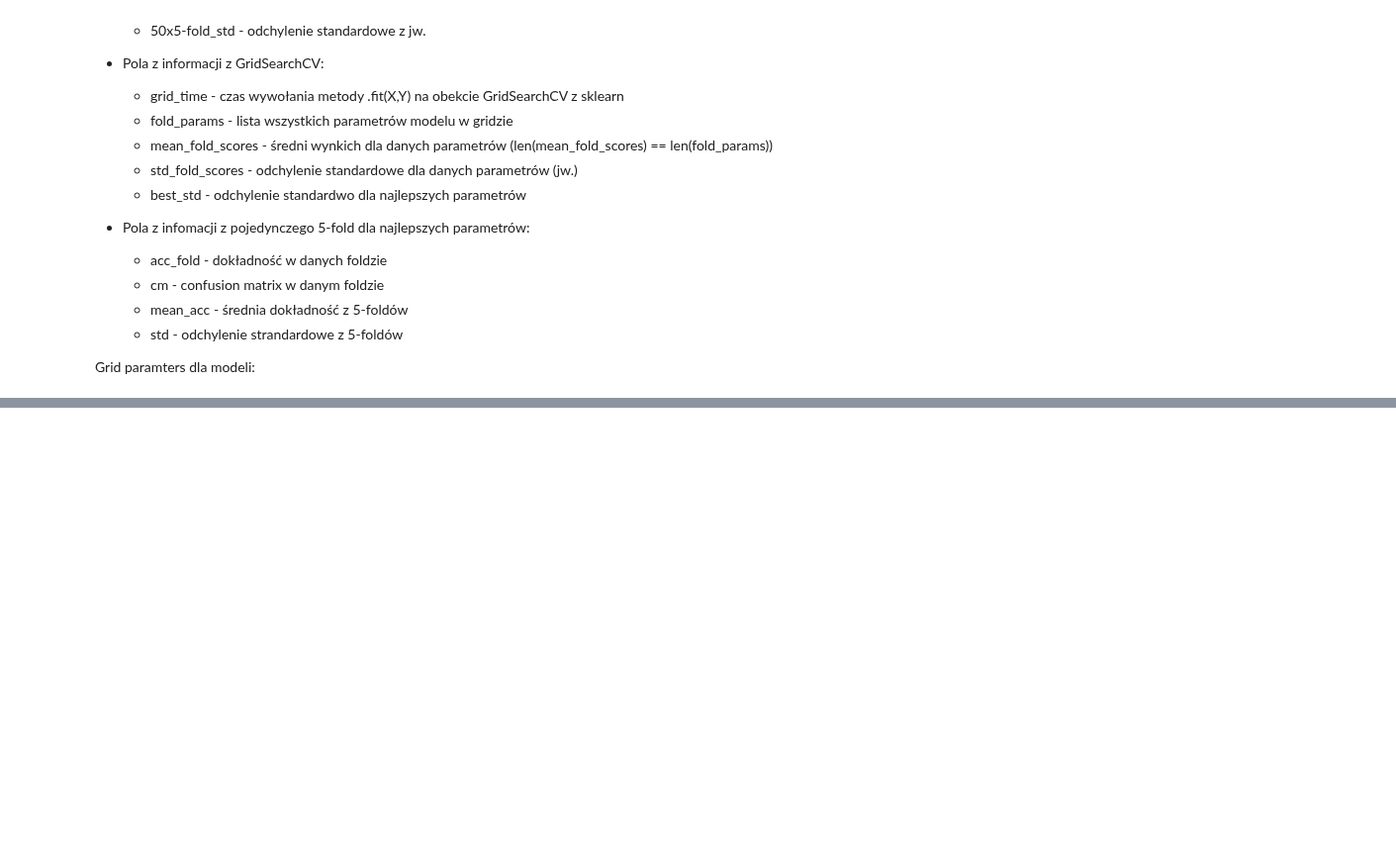
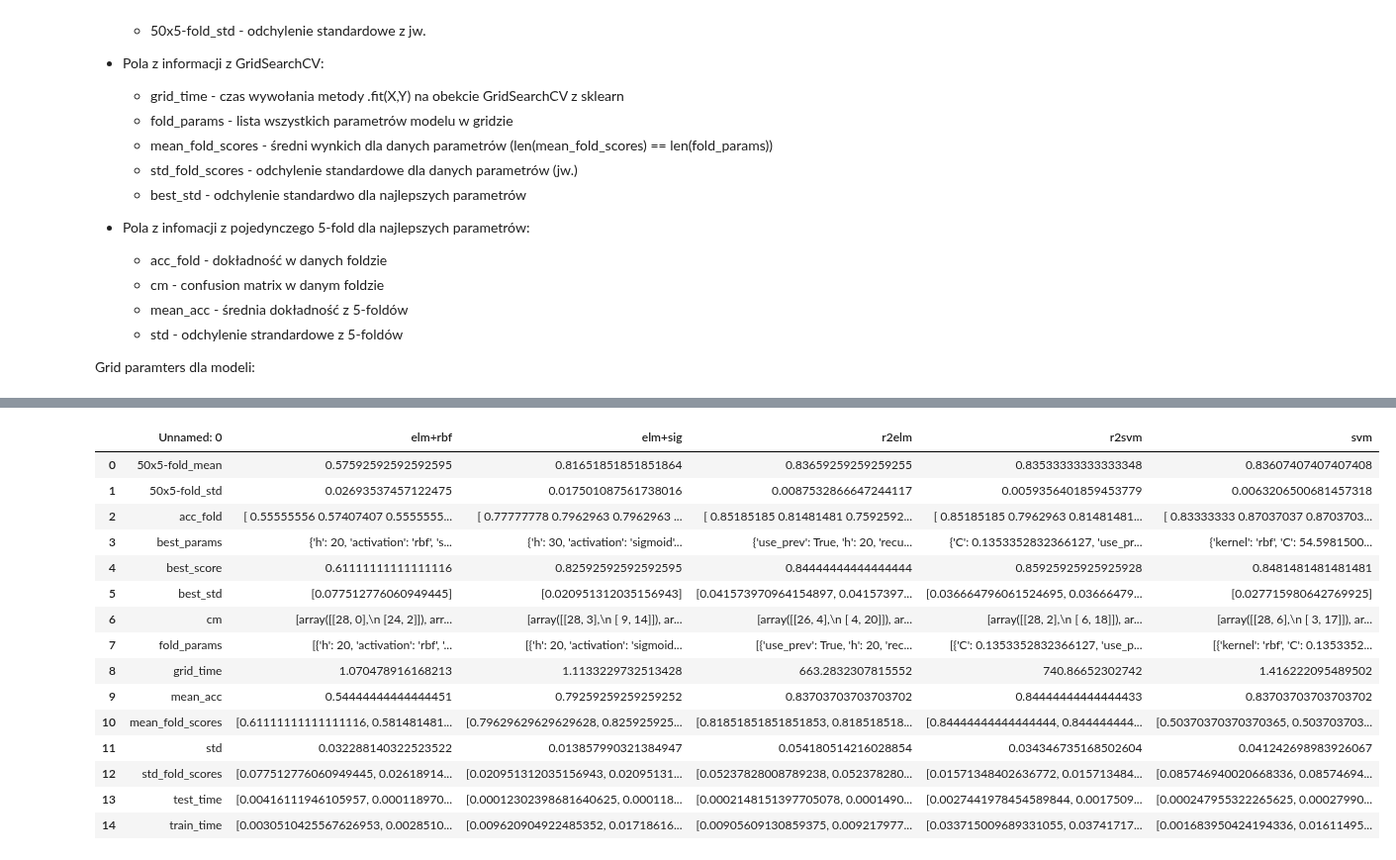
Before and after one commit to kudkudak/r2-learner, a Jupyter notebook: notebooks/results.ipynb, the cells around one changed output, grey strips where cells are left out. Shown at 99% size. Cells and saved outputs as stored; diff of their text form; code cells hidden in the pictures; blank space fills up the shorter version.

```diff
--- a/notebooks/results.ipynb
+++ b/notebooks/results.ipynb
@@ -103,3 +150,22 @@ def get_results(results, column, model=None, data=None):
+# %%
+heart
+# %% [output]
+|  | Unnamed: 0 | elm+rbf | elm+sig | r2elm | r2svm | svm |
+| 0 | 50x5-fold_mean | 0.57592592592592595 | 0.81651851851851864 | 0.83659259259259255 | 0.83533333333333348 | 0.83607407407407408 |
+| 1 | 50x5-fold_std | 0.02693537457122475 | 0.017501087561738016 | 0.0087532866647244117 | 0.0059356401859453779 | 0.0063206500681457318 |
+| 2 | acc_fold | [ 0.55555556 0.57407407 0.5555555... | [ 0.77777778 0.7962963 0.7962963 ... | [ 0.85185185 0.81481481 0.7592592... | [ 0.85185185 0.7962963 0.81481481... | [ 0.83333333 0.87037037 0.8703703... |
+| 3 | best_params | {'h': 20, 'activation': 'rbf', 's... | {'h': 30, 'activation': 'sigmoid'... | {'use_prev': True, 'h': 20, 'recu... | {'C': 0.1353352832366127, 'use_pr... | {'kernel': 'rbf', 'C': 54.5981500... |
+| 4 | best_score | 0.61111111111111116 | 0.82592592592592595 | 0.84444444444444444 | 0.85925925925925928 | 0.8481481481481481 |
+| 5 | best_std | [0.077512776060949445] | [0.020951312035156943] | [0.041573970964154897, 0.04157397... | [0.036664796061524695, 0.03666479... | [0.027715980642769925] |
+| 6 | cm | [array([[28, 0],\n [24, 2]]), arr... | [array([[28, 3],\n [ 9, 14]]), ar... | [array([[26, 4],\n [ 4, 20]]), ar... | [array([[28, 2],\n [ 6, 18]]), ar... | [array([[28, 6],\n [ 3, 17]]), ar... |
+| 7 | fold_params | [{'h': 20, 'activation': 'rbf', '... | [{'h': 20, 'activation': 'sigmoid... | [{'use_prev': True, 'h': 20, 'rec... | [{'C': 0.1353352832366127, 'use_p... | [{'kernel': 'rbf', 'C': 0.1353352... |
+| 8 | grid_time | 1.070478916168213 | 1.1133229732513428 | 663.2832307815552 | 740.86652302742 | 1.416222095489502 |
+| 9 | mean_acc | 0.54444444444444451 | 0.79259259259259252 | 0.83703703703703702 | 0.84444444444444433 | 0.83703703703703702 |
+| 10 | mean_fold_scores | [0.61111111111111116, 0.581481481... | [0.79629629629629628, 0.825925925... | [0.81851851851851853, 0.818518518... | [0.84444444444444444, 0.844444444... | [0.50370370370370365, 0.503703703... |
+| 11 | std | 0.032288140322523522 | 0.013857990321384947 | 0.054180514216028854 | 0.034346735168502604 | 0.041242698983926067 |
+| 12 | std_fold_scores | [0.077512776060949445, 0.02618914... | [0.020951312035156943, 0.02095131... | [0.05237828008789238, 0.052378280... | [0.01571348402636772, 0.015713484... | [0.085746940020668336, 0.08574694... |
+| 13 | test_time | [0.00416111946105957, 0.000118970... | [0.00012302398681640625, 0.000118... | [0.0002148151397705078, 0.0001490... | [0.0027441978454589844, 0.0017509... | [0.000247955322265625, 0.00027990... |
+| 14 | train_time | [0.0030510425567626953, 0.0028510... | [0.009620904922485352, 0.01718616... | [0.00905609130859375, 0.009217977... | [0.033715009689331055, 0.03741717... | [0.001683950424194336, 0.01611495... |
 # %%
 print 'Experiment data sets: ', get_datasets(results)
 print
```
Also changed, not shown: parts of 9 cells of this notebook, 3 other files.
